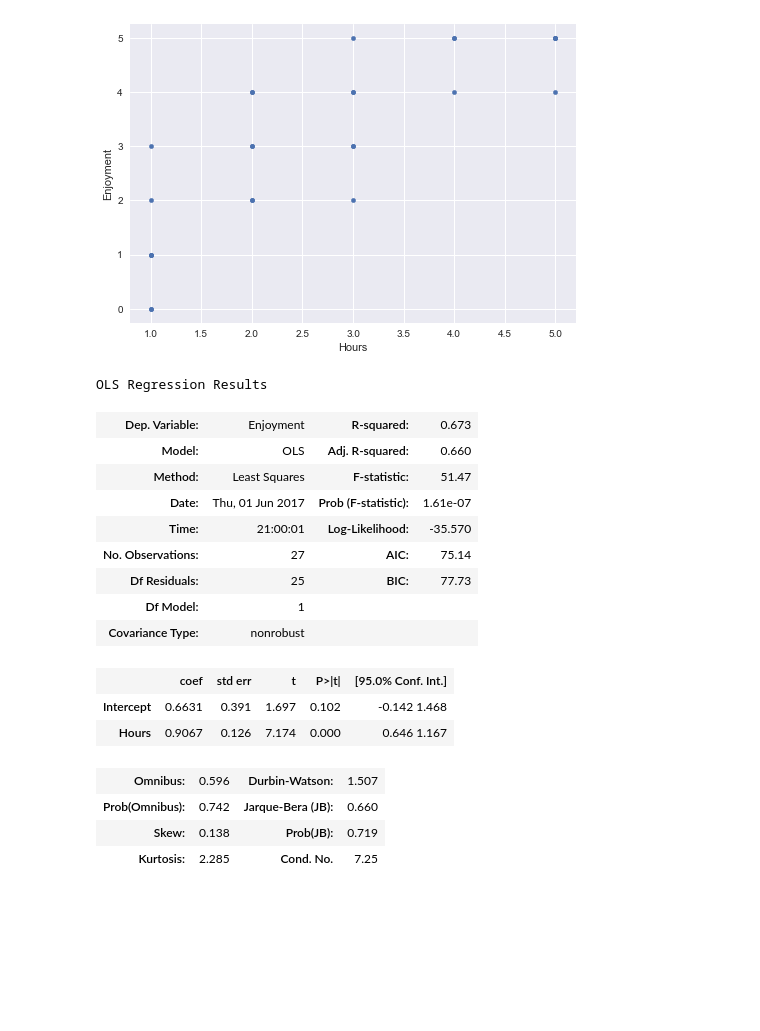
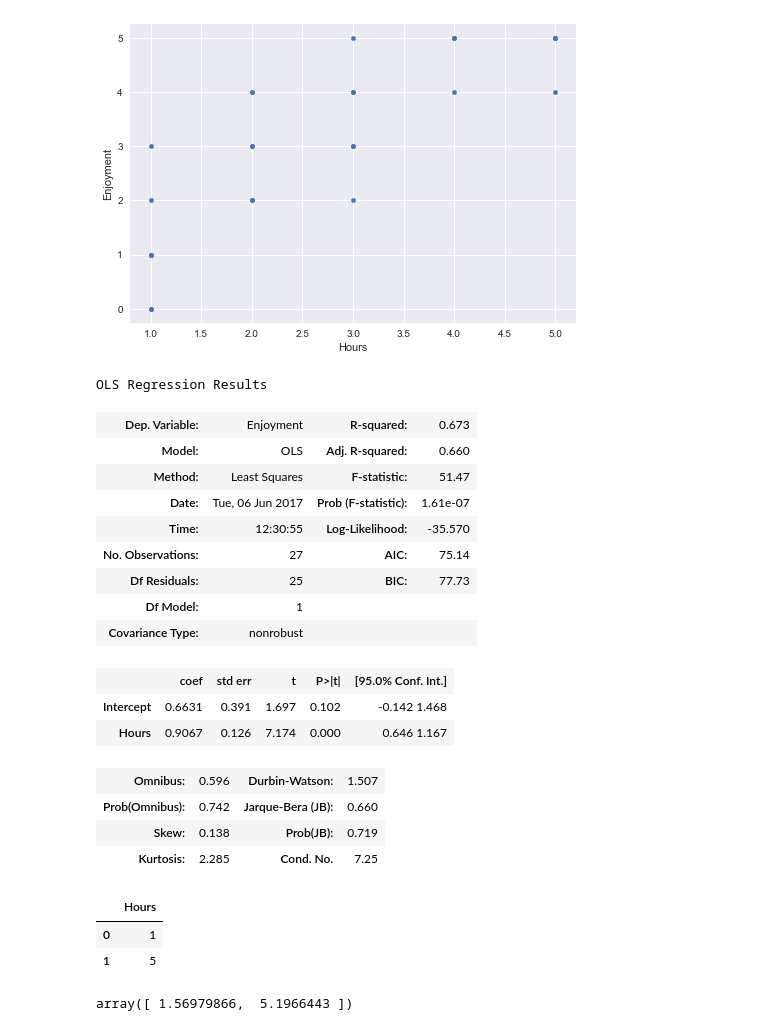
Before and after one commit to GeoffPidcock/DAT8SYD, a Jupyter notebook: labs/Week 2 Lesson 2 - Linear Regression/Lab 3 - Regression.gpidc.ipynb, the cells around one changed output. Cells and saved outputs as stored; diff of their text form; code cells hidden in the pictures; blank space fills up the shorter version.

```diff
--- a/labs/Week 2 Lesson 2 - Linear Regression/Lab 3 - Regression.gpidc.ipynb
+++ b/labs/Week 2 Lesson 2 - Linear Regression/Lab 3 - Regression.gpidc.ipynb
@@ -330,16 +330,16 @@ theme_park.plot(kind='scatter', x='Hours', y='Enjoyment')
 [figure]
 # %%
 # Try doing a linear regression on this data
-lm = smf.ols(formula='Enjoyment ~ Hours', data=theme_park).fit()
+lm2 = smf.ols(formula='Enjoyment ~ Hours', data=theme_park).fit()
 # lm.params
-lm.summary()
+lm2.summary()
 # %% [output]
 OLS Regression Results
 | Dep. Variable: | Enjoyment | R-squared: | 0.673 |
 | Model: | OLS | Adj. R-squared: | 0.660 |
 | Method: | Least Squares | F-statistic: | 51.47 |
-| Date: | Thu, 01 Jun 2017 | Prob (F-statistic): | 1.61e-07 |
-| Time: | 21:00:01 | Log-Likelihood: | -35.570 |
+| Date: | Tue, 06 Jun 2017 | Prob (F-statistic): | 1.61e-07 |
+| Time: | 12:30:55 | Log-Likelihood: | -35.570 |
 | No. Observations: | 27 | AIC: | 75.14 |
 | Df Residuals: | 25 | BIC: | 77.73 |
 | Df Model: | 1 |  |  |
@@ -353,3 +353,10 @@ OLS Regression Results
 | Kurtosis: | 2.285 | Cond. No. | 7.25 |
 # %%
 # Plot this regression over the top of the data. Could the regression be better?
+# 1) Create DF with max an dmin from model
+X_new2 = pd.DataFrame({'Hours': [theme_park.Hours.min(),theme_park.Hours.max()]})
+X_new2.head()
+# %% [output]
+|  | Hours |
+| 0 | 1 |
+| 1 | 5 |
@@ -362,0 +363,6 @@ preds
+# %%
+# 2) Predict enjoyment using the two values of hours
+preds2 = lm2.predict(X_new2)
+preds2
+# %% [output]
+array([ 1.56979866,  5.1966443 ])
```
Also changed, not shown: parts of 7 cells of this notebook.
